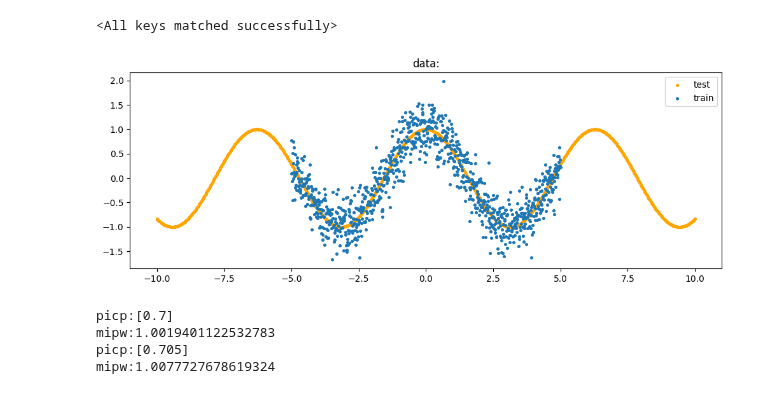
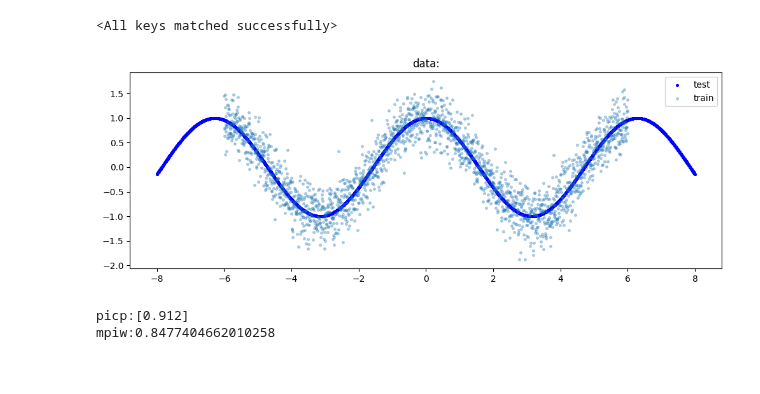
Before and after one commit to buyizhiyou/YYM, a Jupyter notebook: notebooks/mc_dropout_regression.ipynb, the cells around one changed output. Drawn from its saved outputs; the diff is of its cells as text; code cells hidden in the pictures.

```diff
--- a/notebooks/mc_dropout_regression.ipynb
+++ b/notebooks/mc_dropout_regression.ipynb
@@ -29,21 +29,16 @@ net.load_state_dict(checkpoint)
 <All keys matched successfully>
 # %%
 MEAN_FUN = np.cos
-x_train, y_train, x_test, y_test = gen_data(mean_fun=MEAN_FUN,std_const=0.3,train_abs=5,test_abs=10,occlude=False, hetero=False)
+x_train, y_train, x_test, y_test = gen_data(mean_fun=MEAN_FUN,std_const=0.3,train_abs=6,test_abs=8,occlude=False, hetero=False)
 # %% [output]
-[figure, old version]
+[figure, new version]
 # %%
-pred_v, pred_mean,_,e_u = mc_dropout_eval(net, x_test.to(device), dropout=True)
+pred_v, pred_mean,a_u,e_u = mc_dropout_eval(net, x_test.to(device), dropout=True)
 print(f"picp:{picp(pred_v,y_test.numpy())}")
 print(f"mpiw:{mpiw(pred_v,y_test.numpy())}")
-pred_v, pred_mean,a_u,_ = mc_dropout_eval(net, x_test.to(device), dropout=True)
-print(f"picp:{picp(pred_v,y_test.numpy())}")
-print(f"mpiw:{mpiw(pred_v,y_test.numpy())}")
 # %% [output]
-picp:[0.7]
-mipw:1.0019401122532783
-picp:[0.705]
-mipw:1.0077727678619324
+picp:[0.912]
+mpiw:0.8477404662010258
 # %%
 fig_title="homo"
 fig = visualize_uncertainty(fig_title,pred_mean,a_u,e_u, x_train, y_train, x_test, y_test )
```
Also changed, not shown: parts of 2 cells of this notebook, 22 other files.
